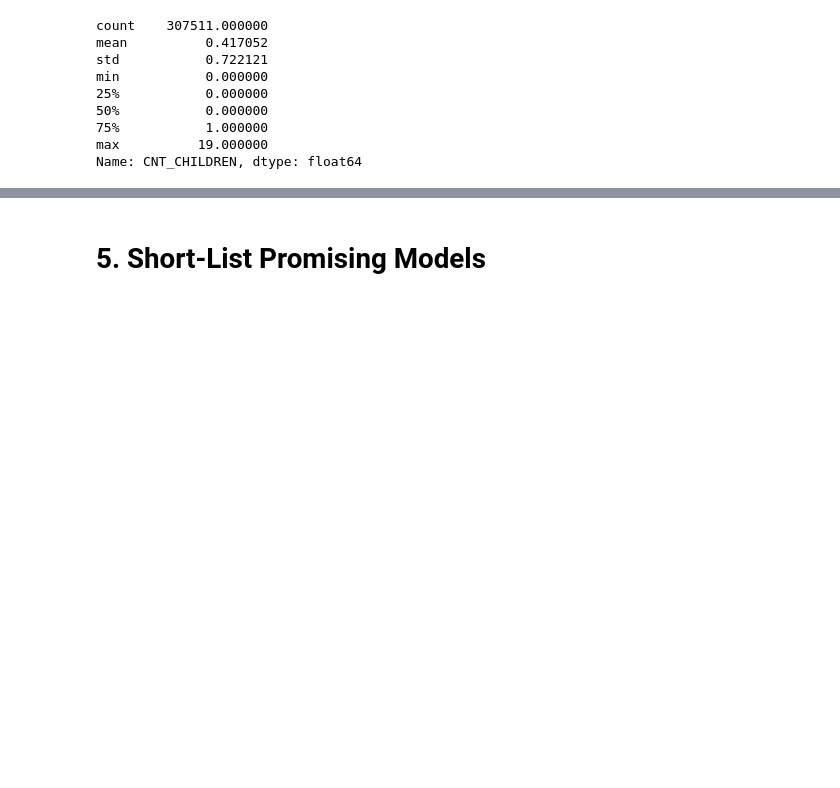
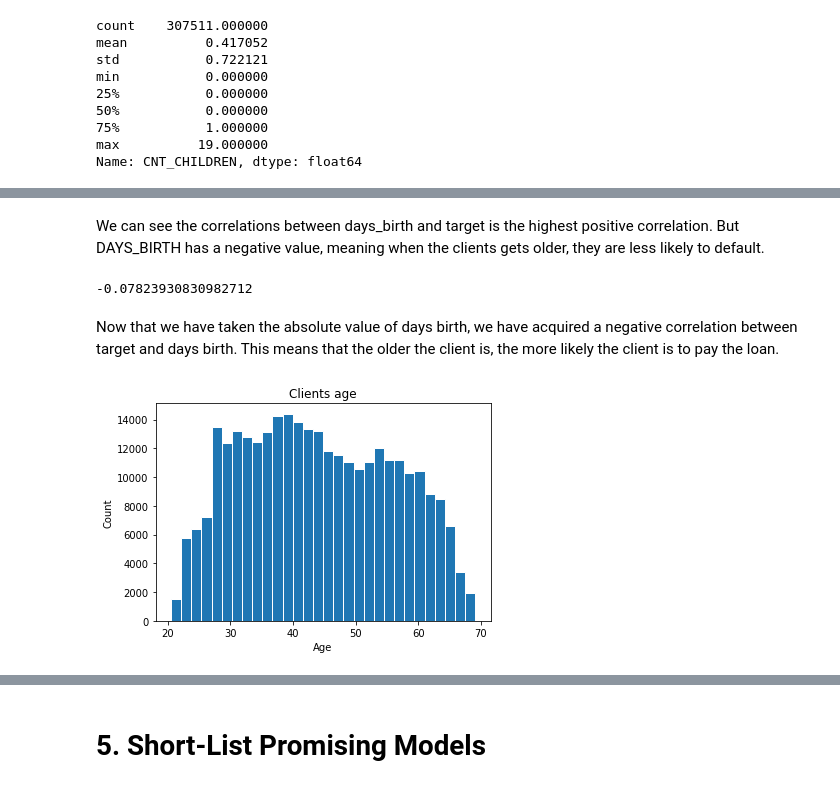
Before and after one commit to Oysteinvikane/home-credit-default-risk, a Jupyter notebook: homeCreditDefaultRisk.ipynb, the cells around one changed output, grey strips where cells are left out. Saved outputs shown, nothing was run; the diff lists cells and outputs as text; code cells hidden in the pictures; blank space fills up the shorter version.

```diff
--- a/homeCreditDefaultRisk.ipynb
+++ b/homeCreditDefaultRisk.ipynb
@@ -287,0 +380,16 @@ Name: CNT_CHILDREN, dtype: float64
+# %% [markdown]
+We can see the correlations between days_birth and target is the highest positive correlation. But DAYS_BIRTH has a negative value, meaning when the clients gets older, they are less likely to default.
+# %%
+train_data['DAYS_BIRTH'] = abs(train_data['DAYS_BIRTH'])
+train_data['DAYS_BIRTH'].corr(train_data['TARGET'])
+# %% [output]
+-0.07823930830982712
+# %% [markdown]
+Now that we have taken the absolute value of days birth, we have acquired a negative correlation between target and days birth. This means that the older the client is, the more likely the client is to pay the loan.
+# %%
+plt.hist(train_data['DAYS_BIRTH'] / 365, edgecolor='white', bins= 30)
+plt.title('Clients age');
+plt.xlabel('Age');
+plt.ylabel('Count');
+# %% [output]
+[figure, added]
```
Also changed, not shown: parts of 33 cells of this notebook.
